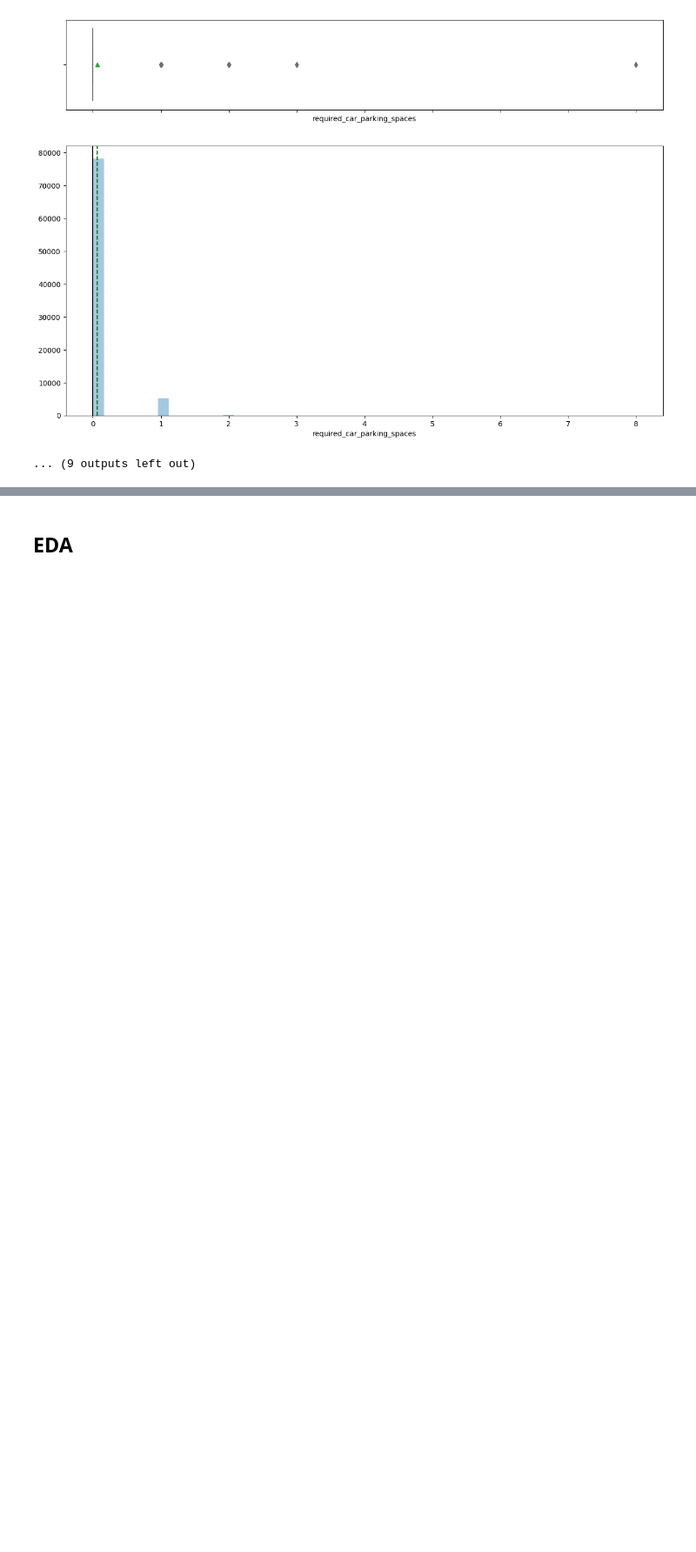
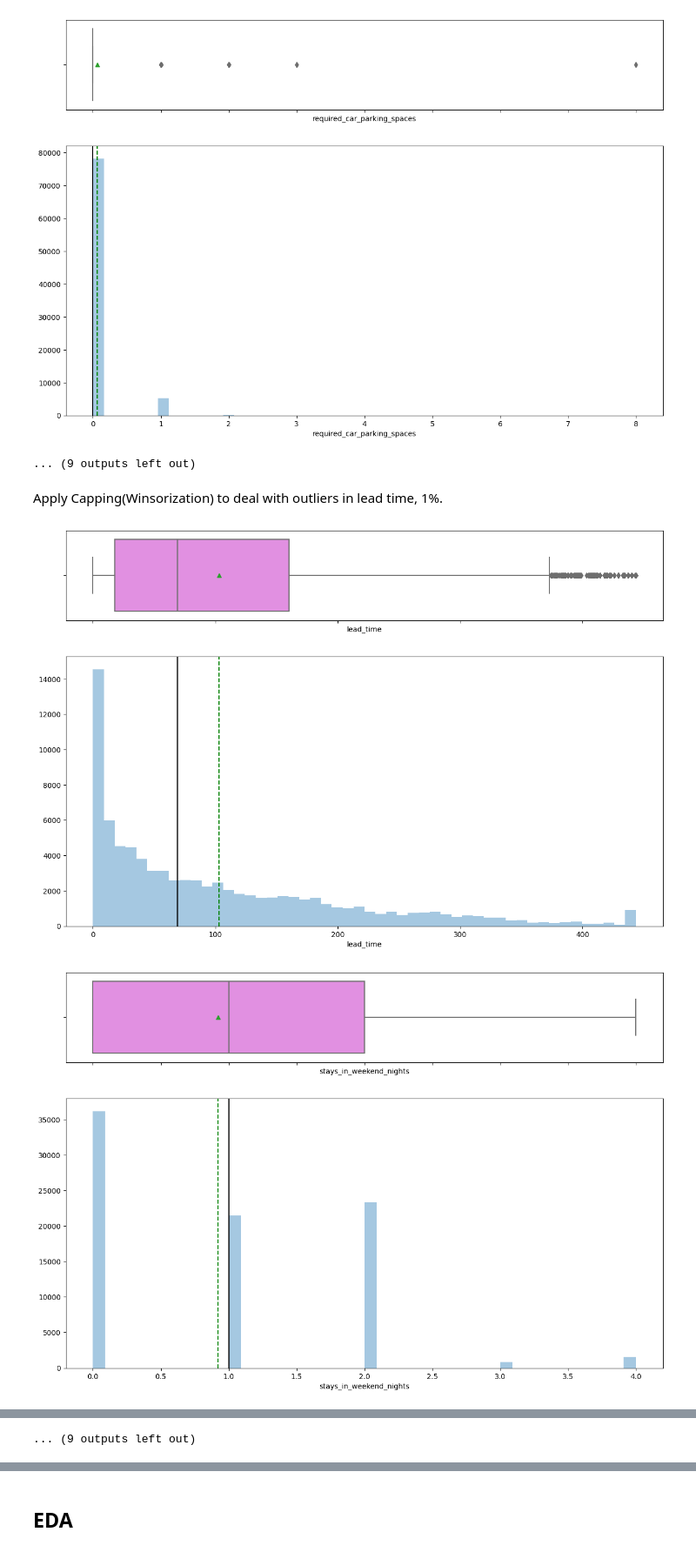
Before and after one commit to aparnamohankumar18/hotel_booking, a Jupyter notebook: hotel_booking_multi.ipynb, the cells around one changed output, grey strips where cells are left out. Shown at 87% size. Drawn from its saved outputs; the diff is of its cells as text; code cells hidden in the pictures; blank space fills up the shorter version.

```diff
--- a/hotel_booking_multi.ipynb
+++ b/hotel_booking_multi.ipynb
@@ -359,0 +368,10 @@ for i in ['lead_time','stays_in_weekend_nights','stays_in_week_nights','adults',
+# %% [markdown]
+Apply Capping(Winsorization) to deal with outliers in lead time, 1%.
+# %%
+for i in ['lead_time','stays_in_weekend_nights','stays_in_week_nights','adults', 'children', 'previous_cancellations', 'previous_bookings_not_canceled', 'booking_changes', 'agent', 'days_in_waiting_list', 'adr', 'required_car_parking_spaces', 'total_of_special_requests','CPI_AVG','INFLATION','CSMR_SENT','UNRATE','GDP','FUEL_PRCS','CPI_HOTELS','DIS_INC']:
+    histogram_boxplot(X_train[i])
+    plt.show()
+# Reduced extent of outliers, although they probably still skew the data.
+# %% [output]
+[figure, added]
+[figure, added]
@@ -360,3 +388,4 @@ for i in ['lead_time','stays_in_weekend_nights','stays_in_week_nights','adults',
+... (9 outputs left out)
 # %%
 # Function to create barplots that indicate percentage for each category.
 
```
Also changed, not shown: parts of 50 cells of this notebook.
